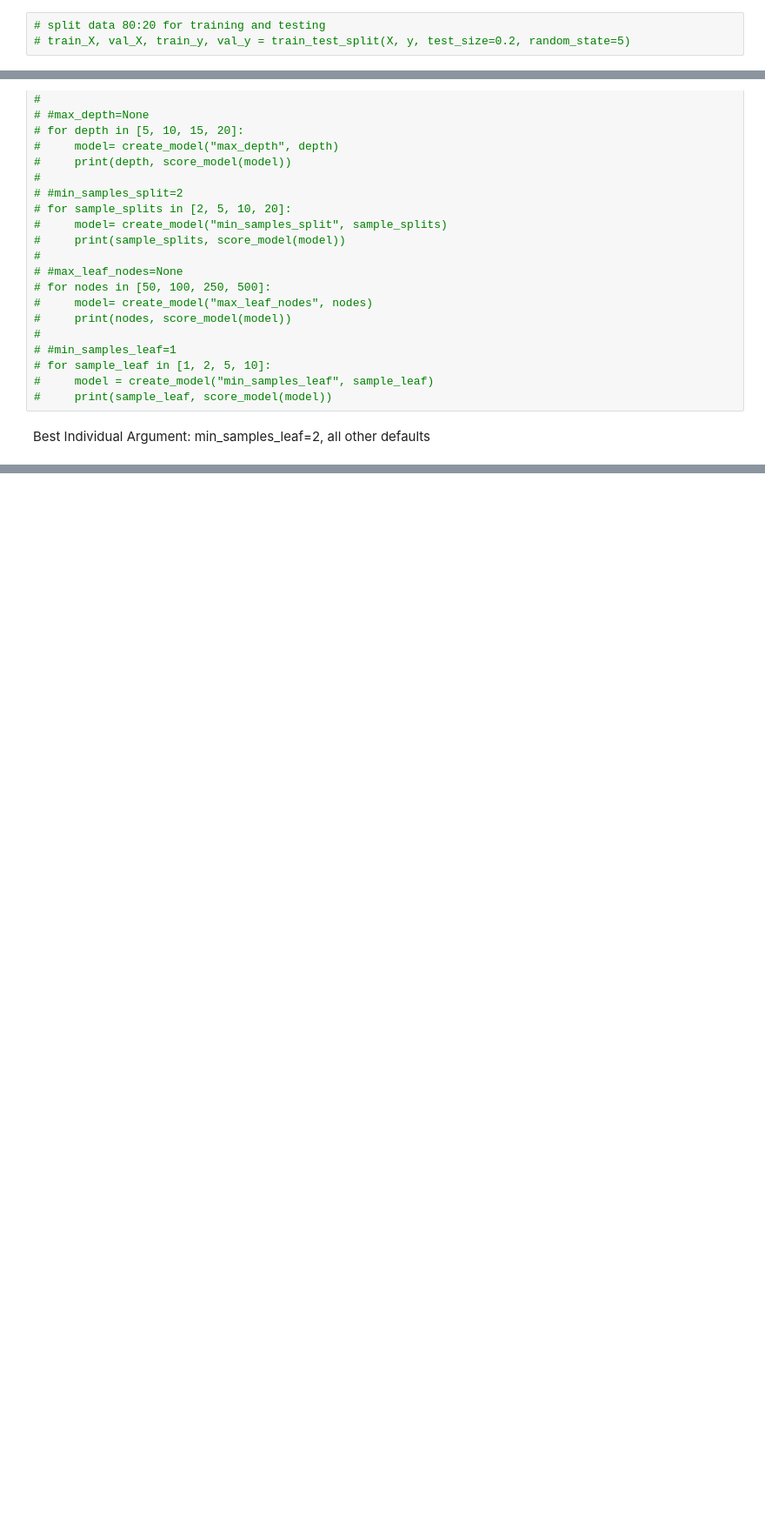
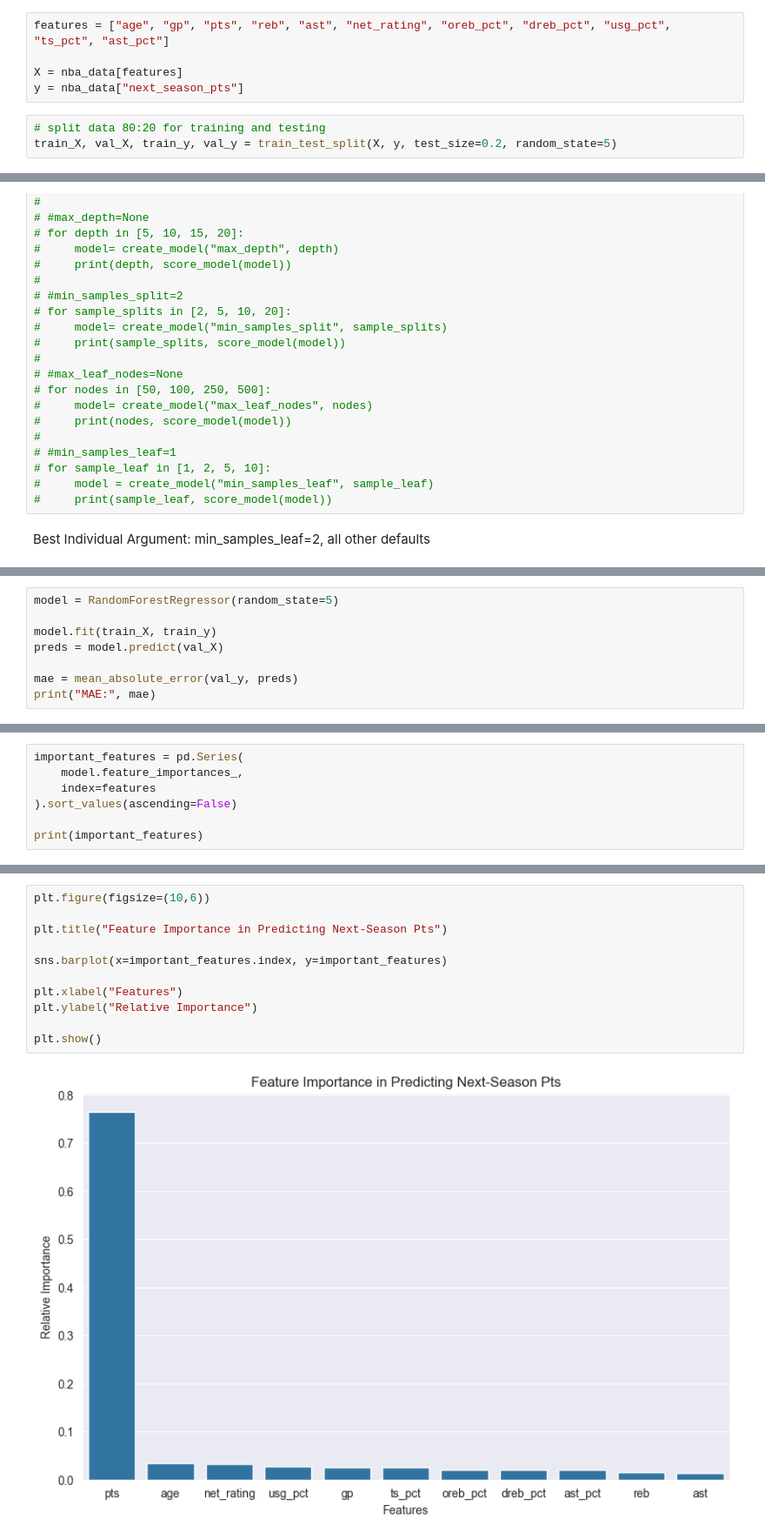
Before and after one commit to ezralinnangmail/nba-player-performance, a Jupyter notebook: notebooks/nba_analysis.ipynb, the cells around one changed output, grey strips where cells are left out. Shown: that part at 87% size. Saved outputs shown, nothing was run; the diff lists cells and outputs as text; blank space fills up the shorter version.

Commit message:
built baseline model, found important features, and plotted

```diff
--- a/notebooks/nba_analysis.ipynb
+++ b/notebooks/nba_analysis.ipynb
@@ -177,5 +179,10 @@ from sklearn.impute import SimpleImputer
+# %%
+features = ["age", "gp", "pts", "reb", "ast", "net_rating", "oreb_pct", "dreb_pct", "usg_pct", "ts_pct", "ast_pct"]
+
+X = nba_data[features]
+y = nba_data["next_season_pts"]
 # %%
 # split data 80:20 for training and testing
-# train_X, val_X, train_y, val_y = train_test_split(X, y, test_size=0.2, random_state=5)
+train_X, val_X, train_y, val_y = train_test_split(X, y, test_size=0.2, random_state=5)
 # %%
 # functions to get mean absolute error based on train test split data and argument:value
@@ -218,0 +232,8 @@ Best Individual Argument: min_samples_leaf=2, all other defaults
+# %%
+model = RandomForestRegressor(random_state=5)
+
+model.fit(train_X, train_y)
+preds = model.predict(val_X)
+
+mae = mean_absolute_error(val_y, preds)
+print("MAE:", mae)
@@ -218,0 +248,7 @@ Best Individual Argument: min_samples_leaf=2, all other defaults
+# %%
+important_features = pd.Series(
+    model.feature_importances_,
+    index=features
+).sort_values(ascending=False)
+
+print(important_features)
@@ -218,0 +268,13 @@ Best Individual Argument: min_samples_leaf=2, all other defaults
+# %%
+plt.figure(figsize=(10,6))
+
+plt.title("Feature Importance in Predicting Next-Season Pts")
+
+sns.barplot(x=important_features.index, y=important_features)
+
+plt.xlabel("Features")
+plt.ylabel("Relative Importance")
+
+plt.show()
+# %% [output]
+[figure, added]
```
Also changed, not shown: parts of 8 cells of this notebook.
